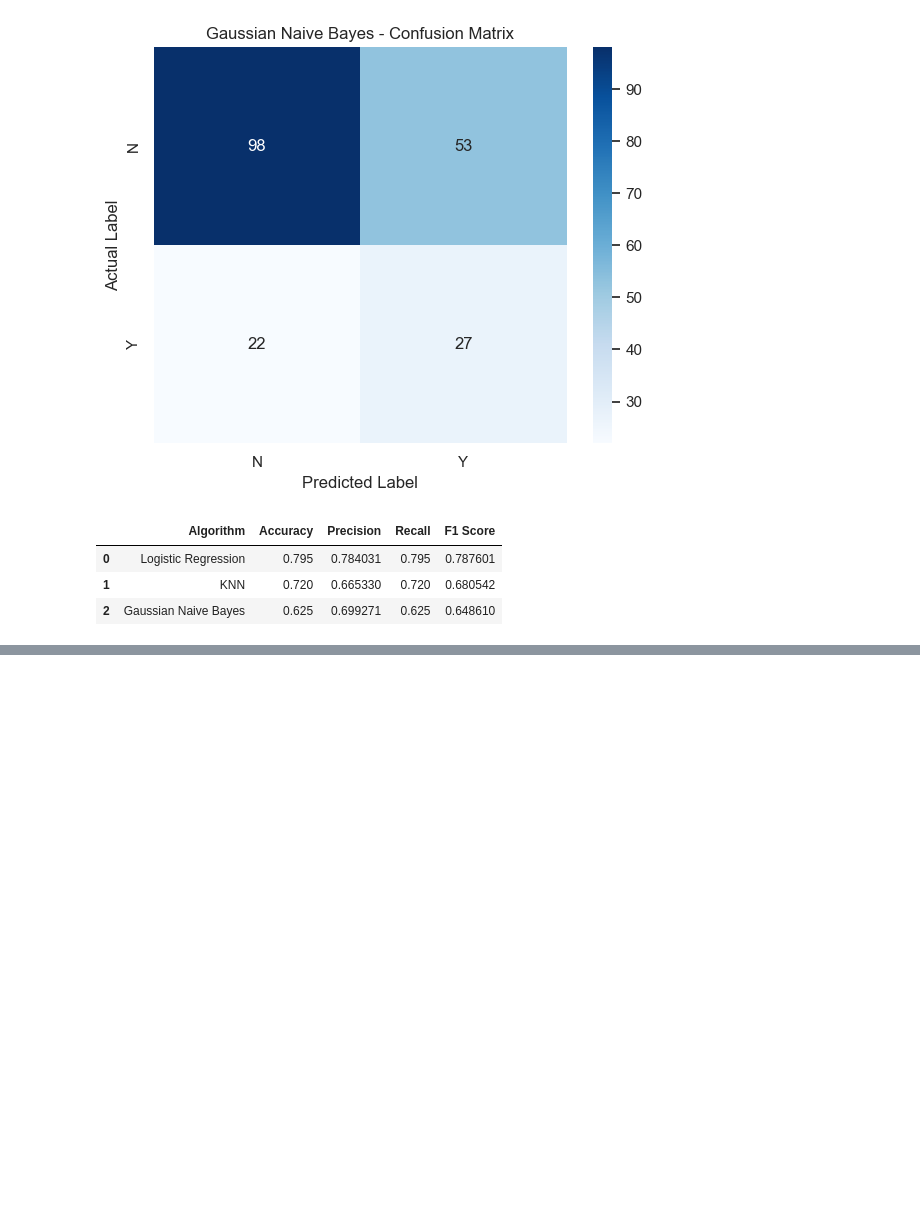
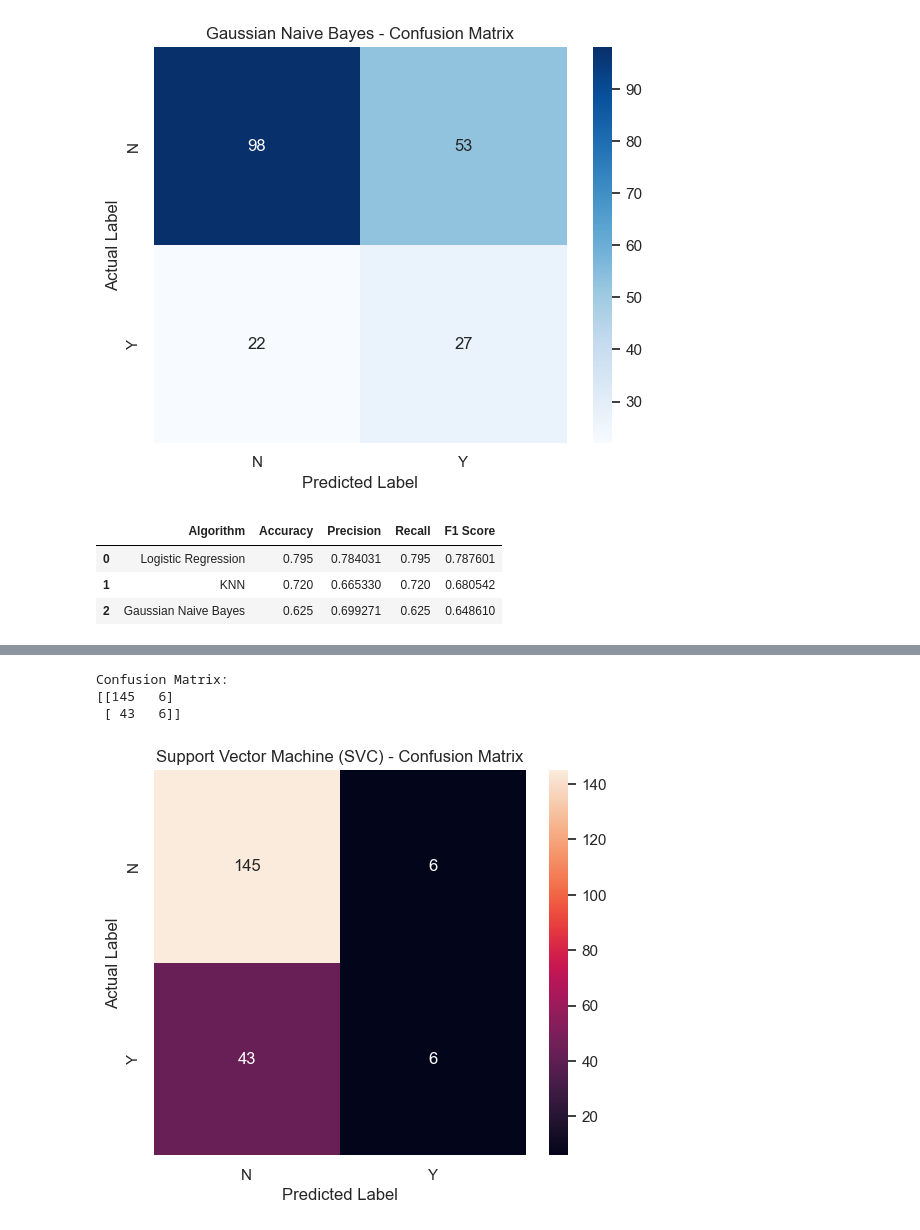
Before and after one commit to TejhashwiniCB/23CSE301-ML-Capstone, a Jupyter notebook: notebooks/classification.ipynb, the cells around one changed output, grey strips where cells are left out. Drawn from its saved outputs; the diff is of its cells as text; code cells hidden in the pictures; blank space fills up the shorter version.

```diff
--- a/notebooks/classification.ipynb
+++ b/notebooks/classification.ipynb
@@ -1200,0 +1322,18 @@ pd.DataFrame(classification_results)
+# %%
+# train model
+
+from sklearn.svm import SVC
+
+svc_model = SVC(
+    kernel="rbf",
+    random_state=42
+)
+
+svc_pipeline = Pipeline([
+    ("preprocessor", preprocessor),
+    ("classifier", svc_model)
+])
+
+svc_pipeline.fit(X_train, y_train)
+
+y_pred_svc = svc_pipeline.predict(X_test)
@@ -1200,0 +1373,31 @@ pd.DataFrame(classification_results)
+# %%
+# confusion matrix
+
+cm_svc = confusion_matrix(y_test, y_pred_svc)
+
+print("Confusion Matrix:")
+print(cm_svc)
+# %% [output]
+Confusion Matrix:
+[[145   6]
+ [ 43   6]]
+# %%
+import matplotlib.pyplot as plt
+import seaborn as sns
+
+plt.figure(figsize=(6, 5))
+
+sns.heatmap(
+    cm_svc,
+    annot=True,
+    fmt="d",
+    xticklabels=["N", "Y"],
+    yticklabels=["N", "Y"]
+)
+
+plt.xlabel("Predicted Label")
+plt.ylabel("Actual Label")
+plt.title("Support Vector Machine (SVC) - Confusion Matrix")
+plt.show()
+# %% [output]
+[figure, added]
```
Also changed, not shown: parts of 10 cells of this notebook.
